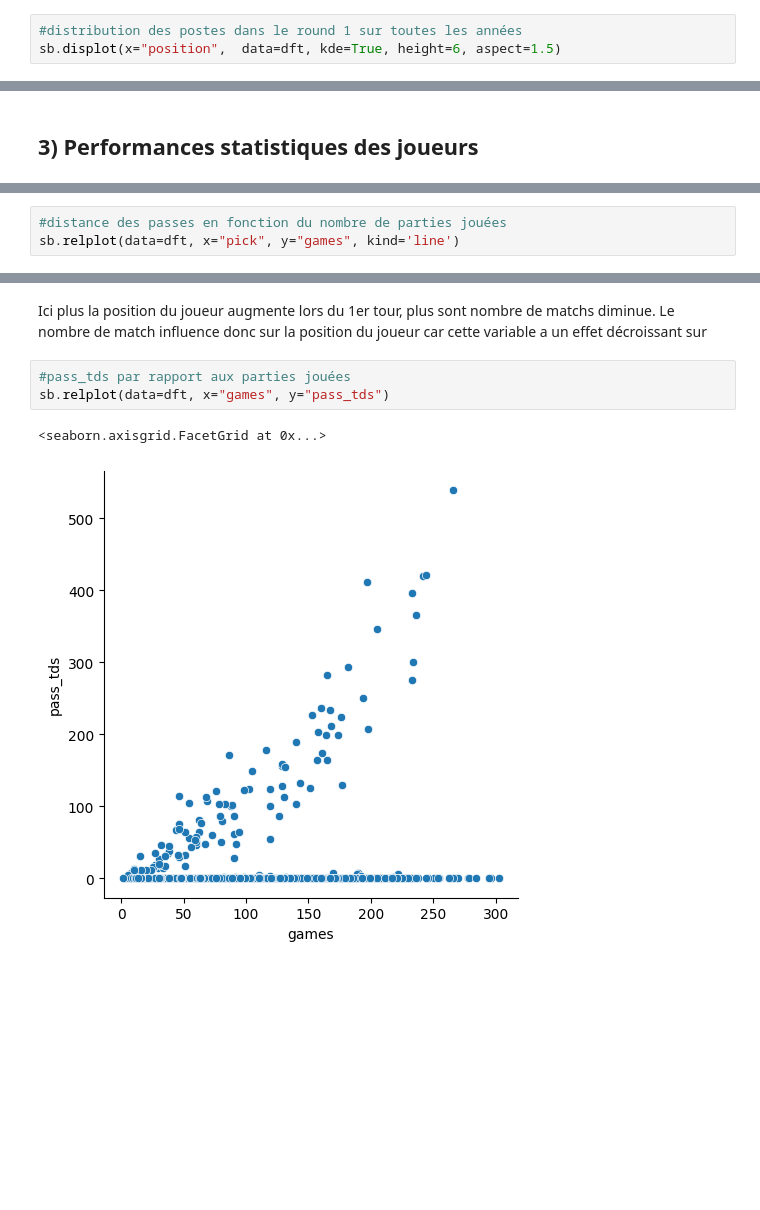
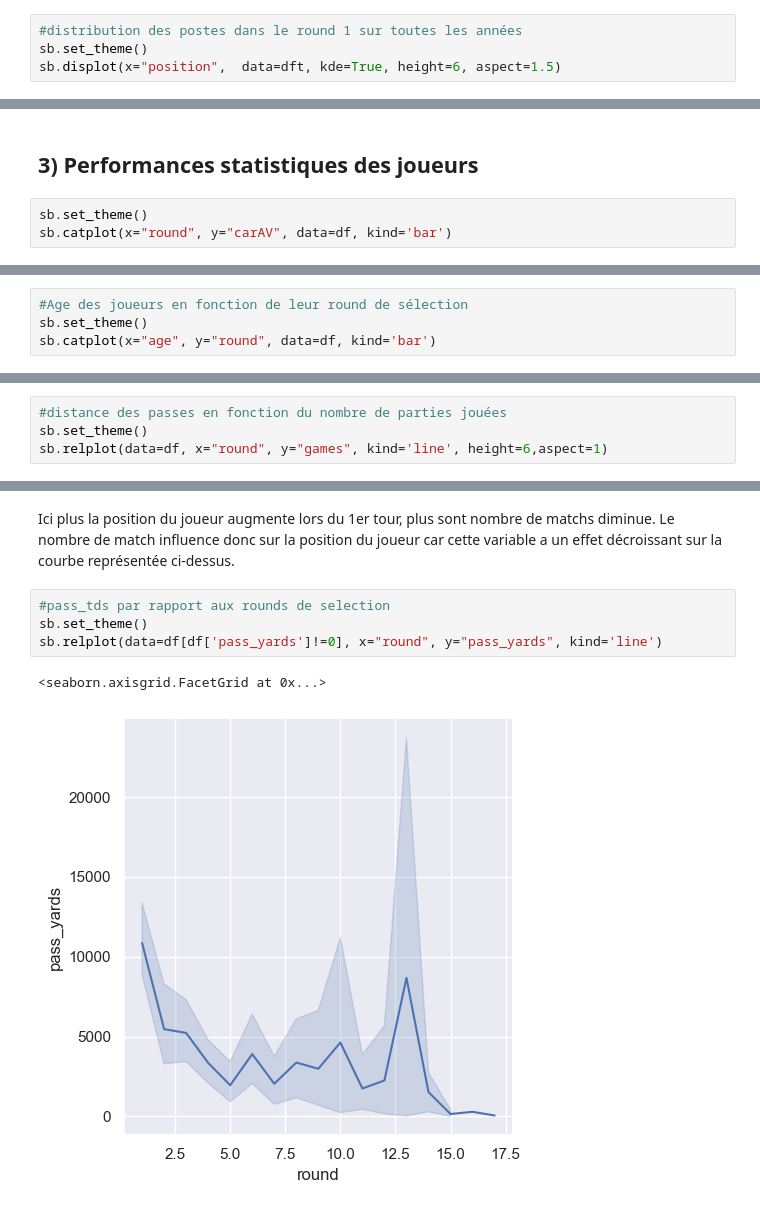
Before and after one commit to WinnMBG/ProjetAnalyseDeDonnees, a Jupyter notebook: ProjetDAWinn.ipynb, the cells around one changed output, grey strips where cells are left out. Cells and saved outputs as stored; diff of their text form; blank space fills up the shorter version.

```diff
--- a/ProjetDAWinn.ipynb
+++ b/ProjetDAWinn.ipynb
@@ -114,5 +109,6 @@ dft.fillna('Unknown')
 # %%
 #distribution des postes dans le round 1 sur toutes les années
+sb.set_theme()
 sb.displot(x="position",  data=dft, kde=True, height=6, aspect=1.5)
 # %% [output]
 <seaborn.axisgrid.FacetGrid at 0x...>
@@ -149,2 +124,5 @@ Age moyen du 1er round :
 # %% [markdown]
 ## 3) Performances statistiques des joueurs
+# %%
+sb.set_theme()
+sb.catplot(x="round", y="carAV", data=df, kind='bar')
@@ -150,0 +144,4 @@ Age moyen du 1er round :
+# %%
+#Age des joueurs en fonction de leur round de sélection
+sb.set_theme()
+sb.catplot(x="age", y="round", data=df, kind='bar')
@@ -151,5 +166,6 @@ Age moyen du 1er round :
 # %%
 #distance des passes en fonction du nombre de parties jouées
-sb.relplot(data=dft, x="pick", y="games", kind='line')
+sb.set_theme()
+sb.relplot(data=df, x="round", y="games", kind='line', height=6,aspect=1)
 # %% [output]
 <seaborn.axisgrid.FacetGrid at 0x...>
@@ -157,10 +173,11 @@ sb.relplot(data=dft, x="pick", y="games", kind='line')
 # %% [markdown]
 Ici plus la position du joueur augmente lors du 1er tour, plus sont nombre de matchs diminue.
-Le nombre de match influence donc sur la position du joueur car cette variable a un effet décroissant sur
+Le nombre de match influence donc sur la position du joueur car cette variable a un effet décroissant sur la courbe représentée ci-dessus.
 # %%
-#pass_tds par rapport aux parties jouées
-sb.relplot(data=dft, x="games", y="pass_tds")
+#pass_tds par rapport aux rounds de selection
+sb.set_theme()
+sb.relplot(data=df[df['pass_yards']!=0], x="round", y="pass_yards", kind='line')
 # %% [output]
 <seaborn.axisgrid.FacetGrid at 0x...>
-[figure, old version]
+[figure, new version]
 # %%
```
Also changed, not shown: parts of 25 cells of this notebook.
